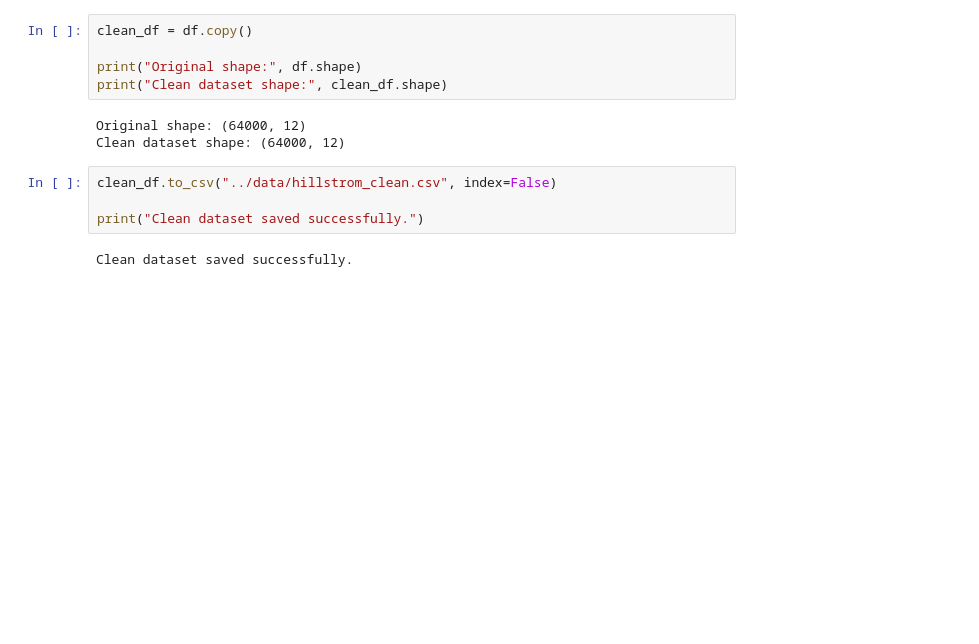
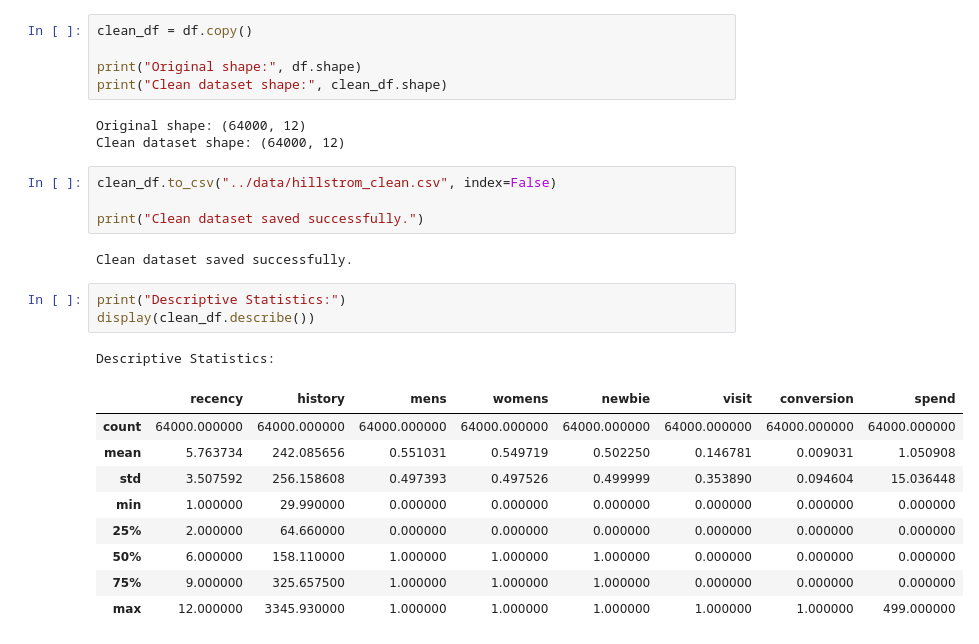
Before and after one commit to sangamitrap/Digital-Marketing-AB-Testing, a Jupyter notebook: notebooks/01_data_analysis.ipynb, the cells around one changed output. Drawn from its saved outputs; the diff is of its cells as text; blank space fills up the shorter version.

```diff
--- a/notebooks/01_data_analysis.ipynb
+++ b/notebooks/01_data_analysis.ipynb
@@ -135,3 +135,17 @@ clean_df.to_csv("../data/hillstrom_clean.csv", index=False)
 print("Clean dataset saved successfully.")
 # %% [output]
 Clean dataset saved successfully.
+# %%
+print("Descriptive Statistics:")
+display(clean_df.describe())
+# %% [output]
+Descriptive Statistics:
+|  | recency | history | mens | womens | newbie | visit | conversion | spend |
+| count | 64000.000000 | 64000.000000 | 64000.000000 | 64000.000000 | 64000.000000 | 64000.000000 | 64000.000000 | 64000.000000 |
+| mean | 5.763734 | 242.085656 | 0.551031 | 0.549719 | 0.502250 | 0.146781 | 0.009031 | 1.050908 |
+| std | 3.507592 | 256.158608 | 0.497393 | 0.497526 | 0.499999 | 0.353890 | 0.094604 | 15.036448 |
+| min | 1.000000 | 29.990000 | 0.000000 | 0.000000 | 0.000000 | 0.000000 | 0.000000 | 0.000000 |
+| 25% | 2.000000 | 64.660000 | 0.000000 | 0.000000 | 0.000000 | 0.000000 | 0.000000 | 0.000000 |
+| 50% | 6.000000 | 158.110000 | 1.000000 | 1.000000 | 1.000000 | 0.000000 | 0.000000 | 0.000000 |
+| 75% | 9.000000 | 325.657500 | 1.000000 | 1.000000 | 1.000000 | 0.000000 | 0.000000 | 0.000000 |
+| max | 12.000000 | 3345.930000 | 1.000000 | 1.000000 | 1.000000 | 1.000000 | 1.000000 | 499.000000 |
```
Also changed, not shown: parts of 4 cells of this notebook, 3 other files.
